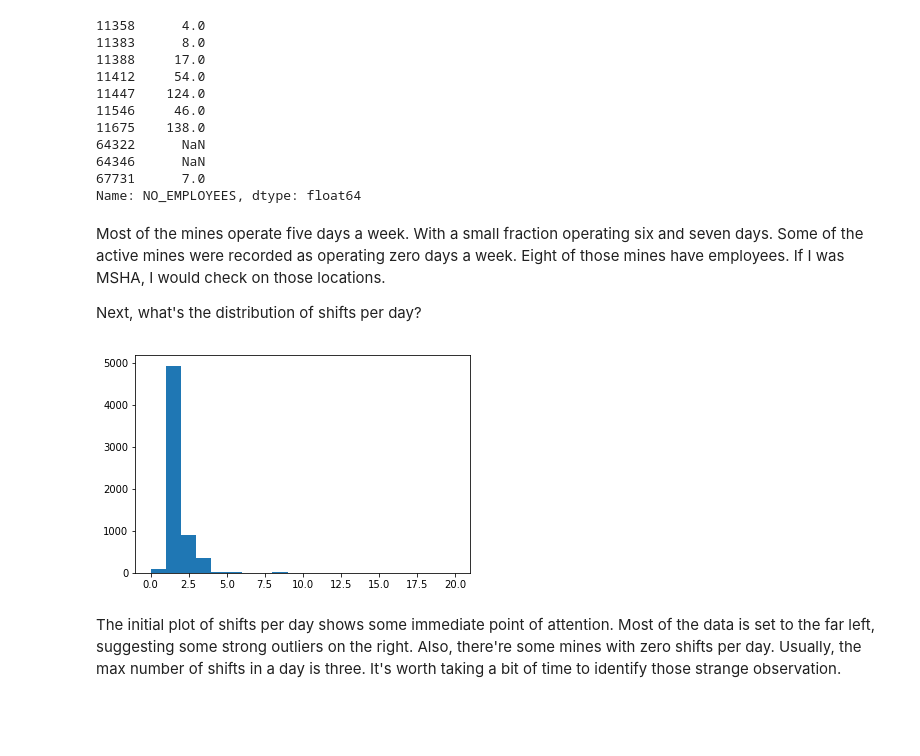
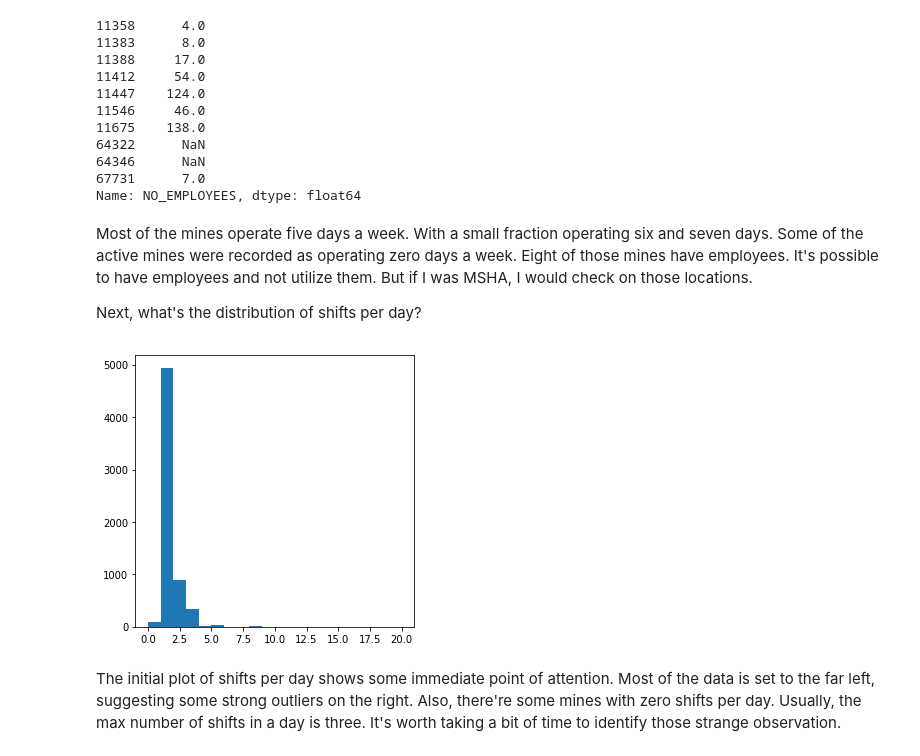
Before and after one commit to dvokinsark/us_mines, a Jupyter notebook: data_exploration.ipynb, the cells around one changed output. Cells and saved outputs as stored; diff of their text form; code cells hidden in the pictures; blank space fills up the shorter version.

Commit message:
feat: Improve univariate exploration for active mines

```diff
--- a/data_exploration.ipynb
+++ b/data_exploration.ipynb
@@ -340,18 +340,19 @@ mines_active[mines_active.DAYS_PER_WEEK == 0].NO_EMPLOYEES
 67731      7.0
 Name: NO_EMPLOYEES, dtype: float64
 # %% [markdown]
-Most of the mines operate five days a week. With a small fraction operating six and seven days. Some of the active mines were recorded as operating zero days a week. Eight of those mines have employees. If I was MSHA, I would check on those locations.
+Most of the mines operate five days a week. With a small fraction operating six and seven days. Some of the active mines were recorded as operating zero days a week. Eight of those mines have employees. It's possible to have employees and not utilize them. But if I was MSHA, I would check on those locations.
 
 Next, what's the distribution of shifts per day?
 # %%
 # plot distributions of shifts per day
+plt.figure(figsize=(5,5))
 bin_size = 1
 bin_edges = np.arange(min(mines_active['PROD_SHIFTS_PER_DAY']),
                  max(mines_active['PROD_SHIFTS_PER_DAY']) + bin_size,
                  bin_size)
 plt.hist(data = mines_active, x = 'PROD_SHIFTS_PER_DAY', bins = bin_edges);
 # %% [output]
-[figure, old version]
+[figure, new version]
 # %% [markdown]
 The initial plot of shifts per day shows some immediate point of attention. Most of the data is set to the far left, suggesting some strong outliers on the right. Also, there're some mines with zero shifts per day. Usually, the max number of shifts in a day is three. It's worth taking a bit of time to identify those strange observation.
 # %%
```
Also changed, not shown: parts of 13 cells of this notebook.
